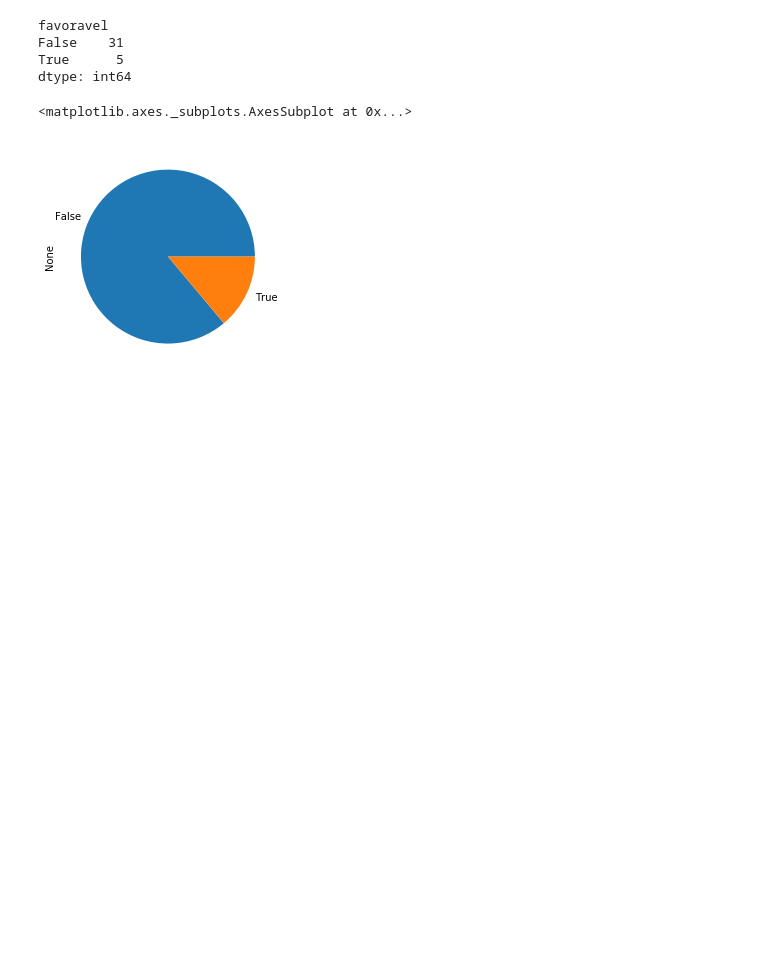
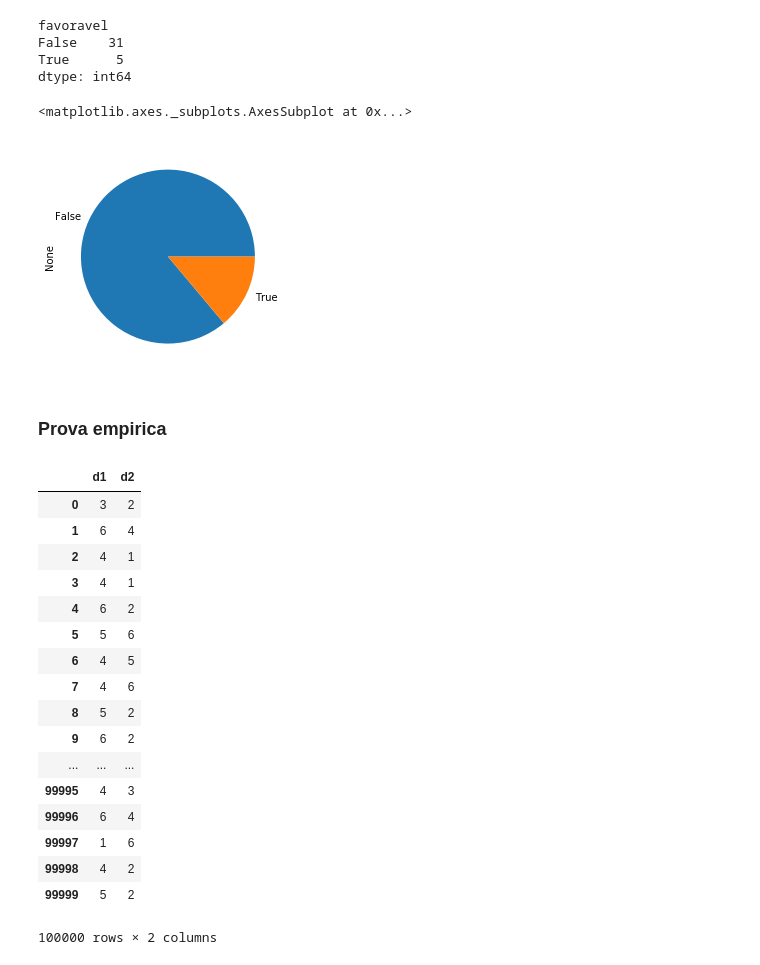
Before and after one commit to ettoreleandrotognoli/prova-assis-2016, a Jupyter notebook: Questão 39.ipynb, the cells around one changed output. Drawn from its saved outputs; the diff is of its cells as text; code cells hidden in the pictures; blank space fills up the shorter version.

```diff
--- a/Questão 39.ipynb
+++ b/Questão 39.ipynb
@@ -73,3 +82,35 @@ df[['favoravel']].groupby(['favoravel']).size().plot.pie(y='favoravel')
 # %% [output]
 <matplotlib.axes._subplots.AxesSubplot at 0x...>
 [figure]
+# %% [markdown]
+### Prova empirica
+# %%
+from random import randint
+def lancar_dados():
+    return randint(1,6), randint(1,6)
+
+total_de_lancamentos = 100000.0
+
+lancamentos = [ lancar_dados() for i in range(int(total_de_lancamentos))]
+
+df = pd.DataFrame.from_records(lancamentos, columns=('d1','d2',))
+df
+# %% [output]
+|  | d1 | d2 |
+| 0 | 3 | 2 |
+| 1 | 6 | 4 |
+| 2 | 4 | 1 |
+| 3 | 4 | 1 |
+| 4 | 6 | 2 |
+| 5 | 5 | 6 |
+| 6 | 4 | 5 |
+| 7 | 4 | 6 |
+| 8 | 5 | 2 |
+| 9 | 6 | 2 |
+| ... | ... | ... |
+| 99995 | 4 | 3 |
+| 99996 | 6 | 4 |
+| 99997 | 1 | 6 |
+| 99998 | 4 | 2 |
+| 99999 | 5 | 2 |
+100000 rows × 2 columns
```
Also changed, not shown: parts of 5 cells of this notebook.
